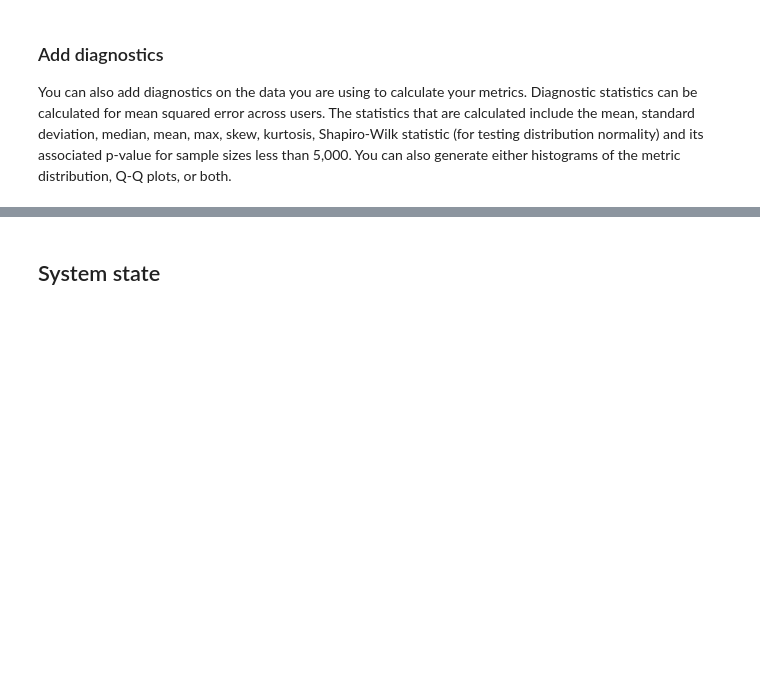
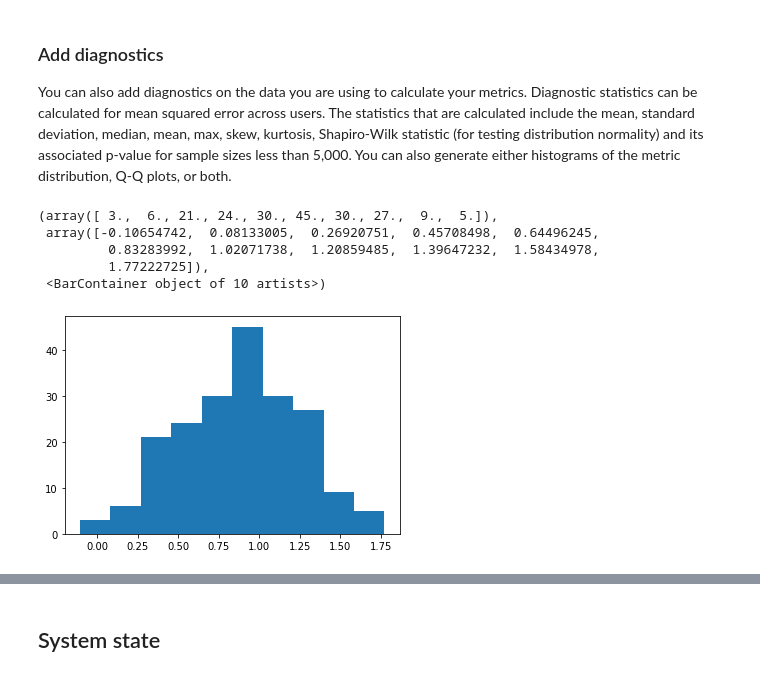
Before and after one commit to elucherini/t-recs, a Jupyter notebook: examples/complete-guide.ipynb, the cells around one changed output, grey strips where cells are left out. Cells and saved outputs as stored; diff of their text form; code cells hidden in the pictures; blank space fills up the shorter version.

Commit message:
updated notebook for now to demo subpopulation plotting. we can remove later and put in an experiment folder

```diff
--- a/examples/complete-guide.ipynb
+++ b/examples/complete-guide.ipynb
@@ -243,17 +243,19 @@ mse_diagnostics.head()
 isim_diagnostics.head()
 # %%
 number_of_attributes = 10
-number_of_maj_users = 80
-number_of_min_users = 20
+number_of_maj_users = 150
+number_of_min_users = 50
 
 maj_user_representation = np.random.normal(1, 1, size=(number_of_maj_users, number_of_attributes))
-min_user_representation = np.random.randint(0, 1, size=(number_of_min_users, number_of_attributes))
+min_user_representation = np.random.normal(0.5, 0.75, size=(number_of_min_users, number_of_attributes))
 actual_user_representation = np.vstack((maj_user_representation, min_user_representation))
-
-filtering = ContentFiltering(actual_user_representation=actual_user_representation,
-                             num_attributes=number_of_attributes,
-                             num_items=100)
-
-
-filtering.add_metrics(MSEMeasurement(diagnostics=True, plot=["hist"], split_index=number_of_maj_users+1))
-filtering.run(timesteps=5)
+# %%
+#If plotted without respect to the subgroups, preference means look more or less normally distributed
+plt.hist(actual_user_representation.mean(axis=1))
+# %% [output]
+(array([ 3.,  6., 21., 24., 30., 45., 30., 27.,  9.,  5.]),
+ array([-0.10654742,  0.08133005,  0.26920751,  0.45708498,  0.64496245,
+         0.83283992,  1.02071738,  1.20859485,  1.39647232,  1.58434978,
+         1.77222725]),
+ <BarContainer object of 10 artists>)
+[figure, added]
```
Also changed, not shown: parts of 2 cells of this notebook.
